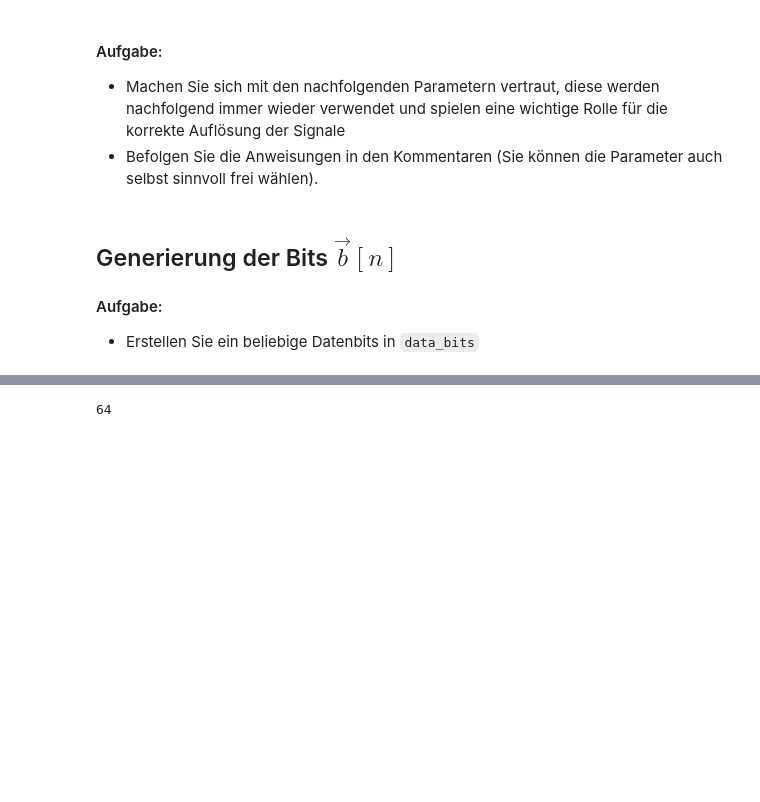
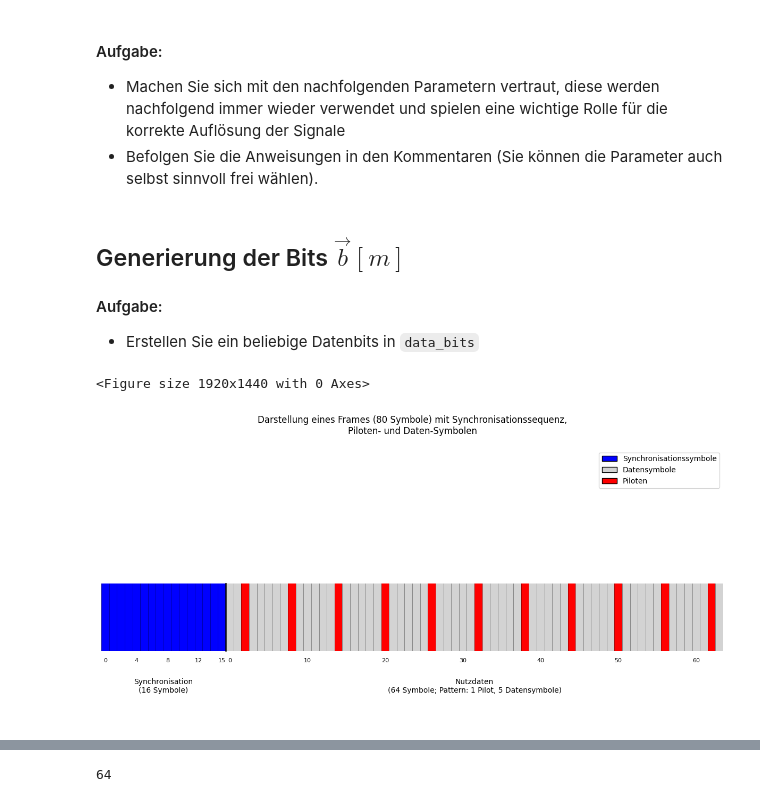
Before and after one commit to sonnylednaw/sdr-module, a Jupyter notebook: 01_iq_modulation/iq-sampling.ipynb, the cells around one changed output, grey strips where cells are left out. Drawn from its saved outputs; the diff is of its cells as text; code cells hidden in the pictures; blank space fills up the shorter version.

Commit message:
plot frame dynamically

```diff
--- a/01_iq_modulation/iq-sampling.ipynb
+++ b/01_iq_modulation/iq-sampling.ipynb
@@ -245,7 +316,7 @@ params = {
 # Nun noch die Dauer eines Samples
 params['T_sample'] = params['T_s'] / params['sps'] # T_sample = T_s / sps
 # %% [markdown]
-## Generierung der Bits $\vec{b}[n]$
+## Generierung der Bits $\vec{b}[m]$
 
 #### Aufgabe:
 - Erstellen Sie ein beliebige Datenbits in `data_bits`
@@ -252,5 +329,8 @@ params['T_sample'] = params['T_s'] / params['sps'] # T_sample = T_s / sps
 # %%
-data_bits = np.array([0,0,1,1,1,0,0,1,1,1,0,0,1,1,1,0,0,1,1,1])
+plot_frame(params=params)
+# %% [output]
+<Figure size 1920x1440 with 0 Axes>
+[figure, added]
 # %% [markdown]
 ### Mapping der Bits $\vec{b}[m]$ auf Modulationssymbole & Erstellung eines Frames
 
```
Also changed, not shown: parts of 3 cells of this notebook.
